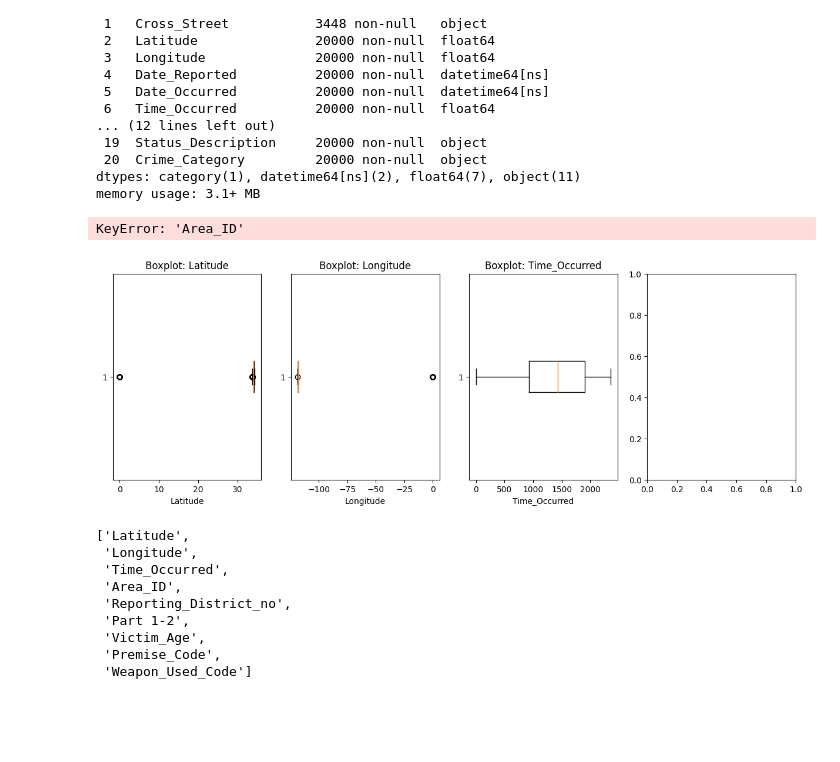
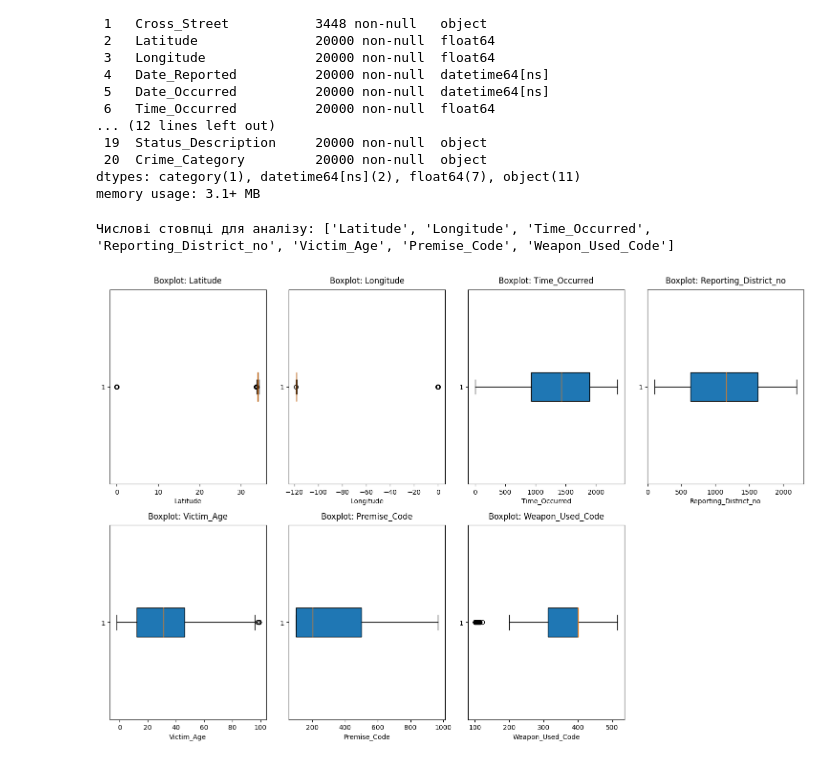
Before and after one commit to mssamoilenko/data_analysis_crime_samoilenko, a Jupyter notebook: data-analysis-crime-samoilenko2.ipynb, the cells around one changed output. Saved outputs shown, nothing was run; the diff lists cells and outputs as text; code cells hidden in the pictures; blank space fills up the shorter version.

```diff
--- a/data-analysis-crime-samoilenko2.ipynb
+++ b/data-analysis-crime-samoilenko2.ipynb
@@ -216,30 +247,21 @@ Data columns (total 21 columns):
  20  Crime_Category         20000 non-null  object
 dtypes: category(1), datetime64[ns](2), float64(7), object(11)
 memory usage: 3.1+ MB
+# %%
+numb_columns = df.select_dtypes(include=['int64', 'float64']).columns.tolist()
+print("Числові стовпці для аналізу:", numb_columns)
+# %% [output]
+Числові стовпці для аналізу: ['Latitude', 'Longitude', 'Time_Occurred', 'Reporting_District_no', 'Victim_Age', 'Premise_Code', 'Weapon_Used_Code']
 # %%
-plt.figure(figsize=(15, 10))  # Розмір області малювання
+plt.figure(figsize=(15, 10))
 
-# Побудова boxplot для кожної числової колонки
 for i, column in enumerate(numb_columns, 1):
-    plt.subplot(2, 4, i)  # 2 рядки, 4 стовпці
-    plt.boxplot(df[column].dropna(), vert=False)  # vert=False для горизонтального вигляду
-    plt.title(f'Boxplot: {column}')
+    plt.subplot(2, 4, i)
+    plt.boxplot(df[column].dropna(), vert=False, patch_artist=True)
+    plt.title(f'Boxplot: {column}', pad=10)
     plt.xlabel(column)
 
-plt.tight_layout()  # Автоматичне розташування графіків
+plt.tight_layout()
 plt.show()
 # %% [output]
-KeyError: 'Area_ID'
-[figure, old version]
+[figure, new version]
-# %%
-numb_columns
-# %% [output]
-['Latitude',
- 'Longitude',
- 'Time_Occurred',
- 'Area_ID',
- 'Reporting_District_no',
- 'Part 1-2',
- 'Victim_Age',
- 'Premise_Code',
- 'Weapon_Used_Code']
```
Also changed, not shown: parts of 4 cells of this notebook.
